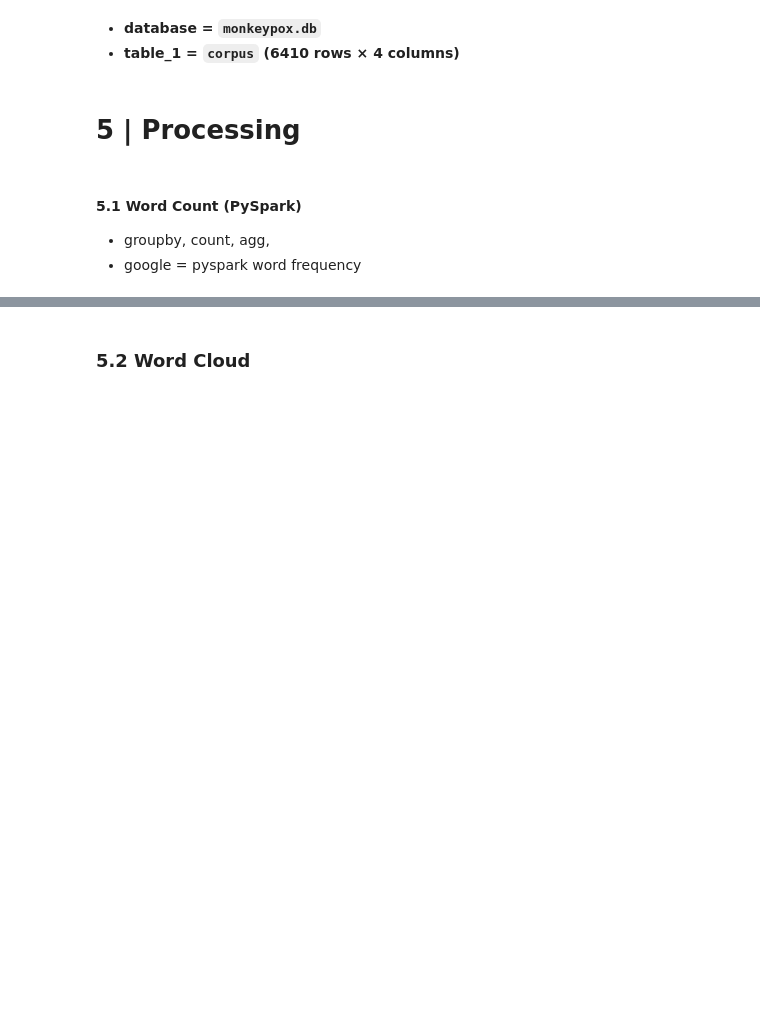
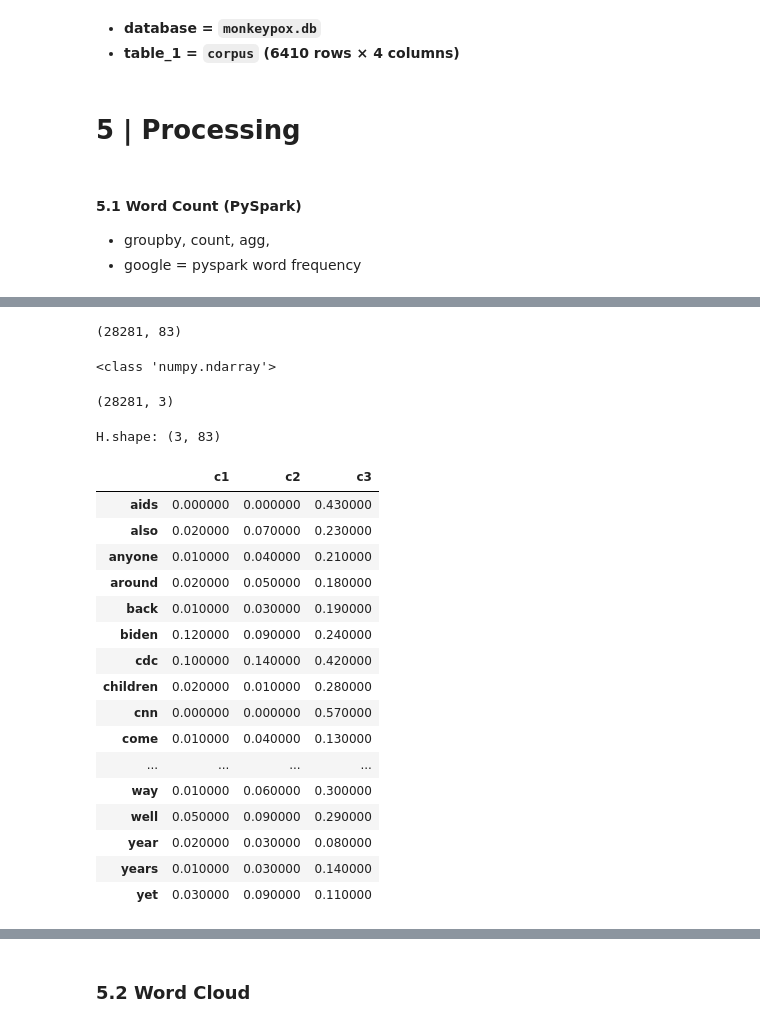
Before and after one commit to slp22/data-engineering-project, a Jupyter notebook: engineering_monkeypox_pipeline.ipynb, the cells around one changed output, grey strips where cells are left out. Saved outputs shown, nothing was run; the diff lists cells and outputs as text; code cells hidden in the pictures; blank space fills up the shorter version.

```diff
--- a/engineering_monkeypox_pipeline.ipynb
+++ b/engineering_monkeypox_pipeline.ipynb
@@ -693,0 +774,5 @@ spark = SparkSession.builder\
+# %%
+tf_vectorizer = TfidfVectorizer(stop_words=stopwords,
+                                min_df=0.01,
+                                max_df=.95)
+tf_vectorizer
@@ -693,0 +787,4 @@ spark = SparkSession.builder\
+# %%
+# document-term matrix with TF-IDF
+tf_doc_term_mtx = tf_vectorizer.fit_transform(terms)
+type(tf_doc_term_mtx)
@@ -693,0 +833,47 @@ spark = SparkSession.builder\
+# %%
+V = tf_doc_term_mtx
+V.shape
+# %% [output]
+(28281, 83)
+# %%
+# W matrix = feature set & weights
+
+nmf = NMF(n_components=3, init=None)
+W = nmf.fit_transform(V).round(3)
+print(type(W))
+W.shape
+# %% [output]
+<class 'numpy.ndarray'>
+(28281, 3)
+# %%
+# H matrix = hidden variables & coefficients
+
+H = pd.DataFrame(nmf.components_.round(2),
+                 index = ['c1',
+                          'c2',
+                          'c3'] #,
+#                           'c4']#,,
+#                           'c5']
+                 ,
+                 columns = tf_vectorizer.get_feature_names_out())
+print('H.shape:',  H.shape)
+H.T.style.background_gradient(cmap='Blues')
+# %% [output]
+H.shape: (3, 83)
+|  | c1 | c2 | c3 |
+| aids | 0.000000 | 0.000000 | 0.430000 |
+| also | 0.020000 | 0.070000 | 0.230000 |
+| anyone | 0.010000 | 0.040000 | 0.210000 |
+| around | 0.020000 | 0.050000 | 0.180000 |
+| back | 0.010000 | 0.030000 | 0.190000 |
+| biden | 0.120000 | 0.090000 | 0.240000 |
+| cdc | 0.100000 | 0.140000 | 0.420000 |
+| children | 0.020000 | 0.010000 | 0.280000 |
+| cnn | 0.000000 | 0.000000 | 0.570000 |
+| come | 0.010000 | 0.040000 | 0.130000 |
+| ... | ... | ... | ... |
+| way | 0.010000 | 0.060000 | 0.300000 |
+| well | 0.050000 | 0.090000 | 0.290000 |
+| year | 0.020000 | 0.030000 | 0.080000 |
+| years | 0.010000 | 0.030000 | 0.140000 |
+| yet | 0.030000 | 0.090000 | 0.110000 |
```
Also changed, not shown: parts of 28 cells of this notebook.
